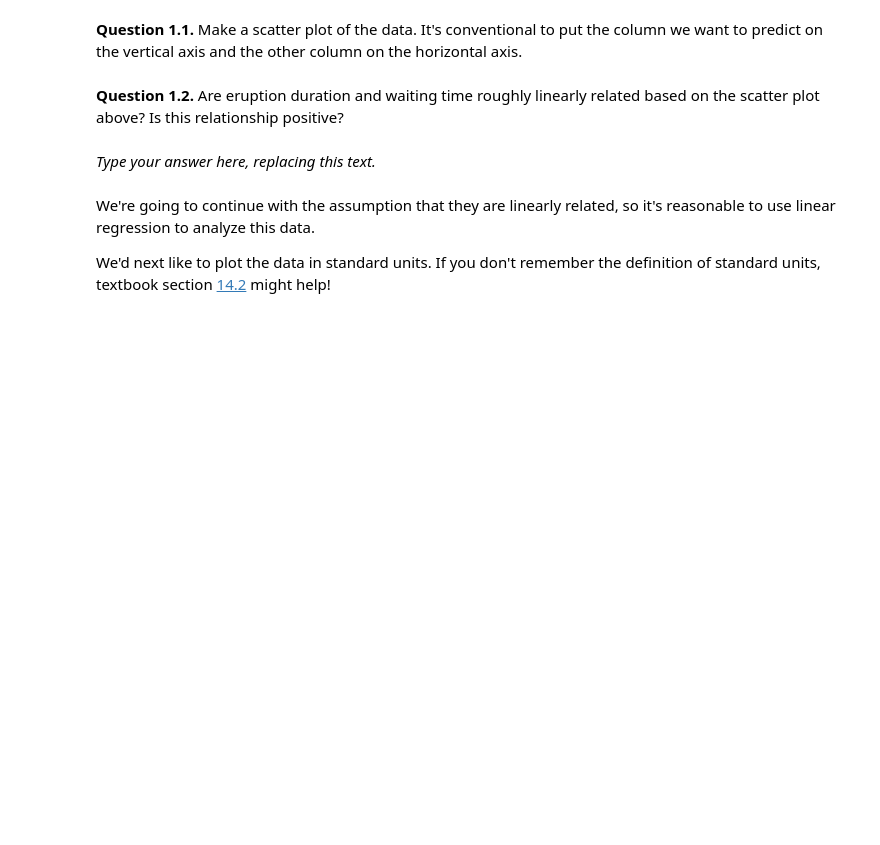
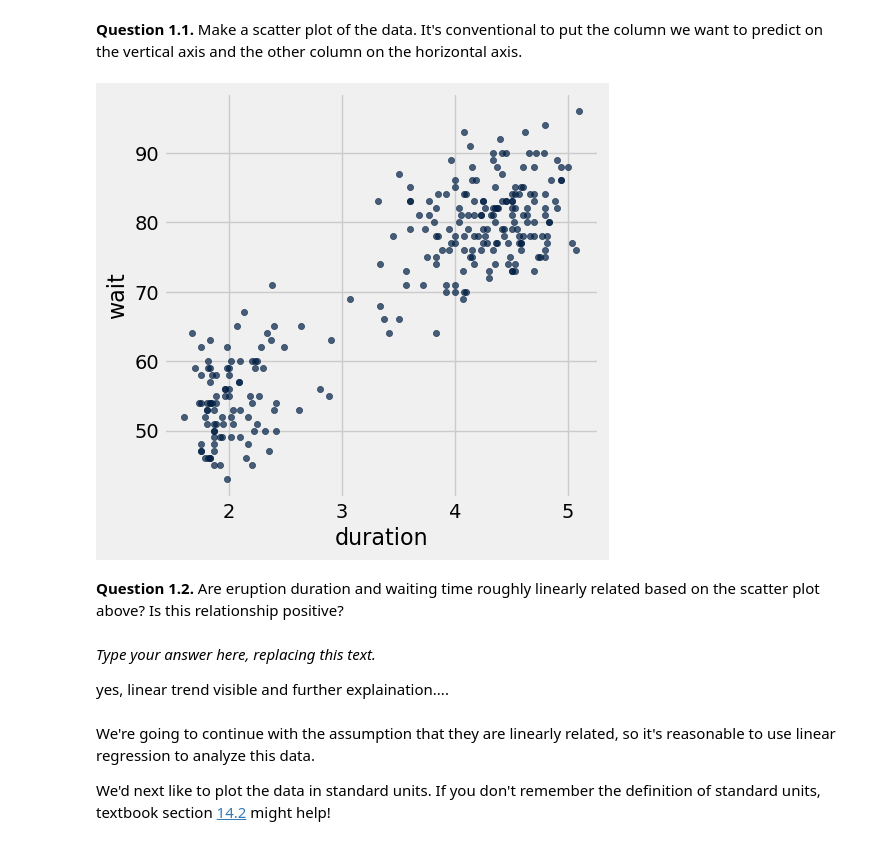
Before and after one commit to ucsb-ds/cmpsc5b-w24-students, a Jupyter notebook: labs/lab4/lab04.ipynb, the cells around one changed output. Cells and saved outputs as stored; diff of their text form; code cells hidden in the pictures; blank space fills up the shorter version.

```diff
--- a/labs/lab4/lab04.ipynb
+++ b/labs/lab4/lab04.ipynb
@@ -66,13 +83,17 @@ We would like to use linear regression to make predictions, but that won't work
 # %% [markdown]
 **Question 1.1.** Make a scatter plot of the data.  It's conventional to put the column we want to predict on the vertical axis and the other column on the horizontal axis.
 # %%
-...
+faithful.scatter("duration")
+# %% [output]
+[figure, added]
 # %% [markdown]
 <!-- BEGIN QUESTION -->
 
 **Question 1.2.** Are eruption duration and waiting time roughly linearly related based on the scatter plot above? Is this relationship positive?
 # %% [markdown]
 _Type your answer here, replacing this text._
+
+yes, linear trend visible and further explaination....
 # %% [markdown]
 <!-- END QUESTION -->
 
```
Also changed, not shown: parts of 27 cells of this notebook.
